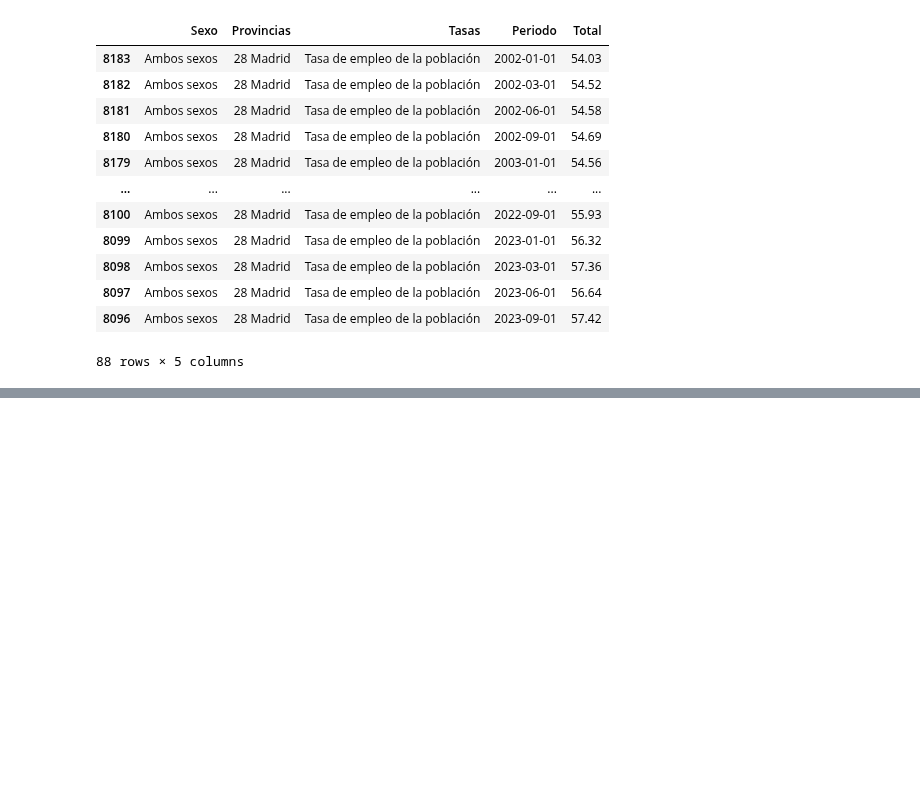
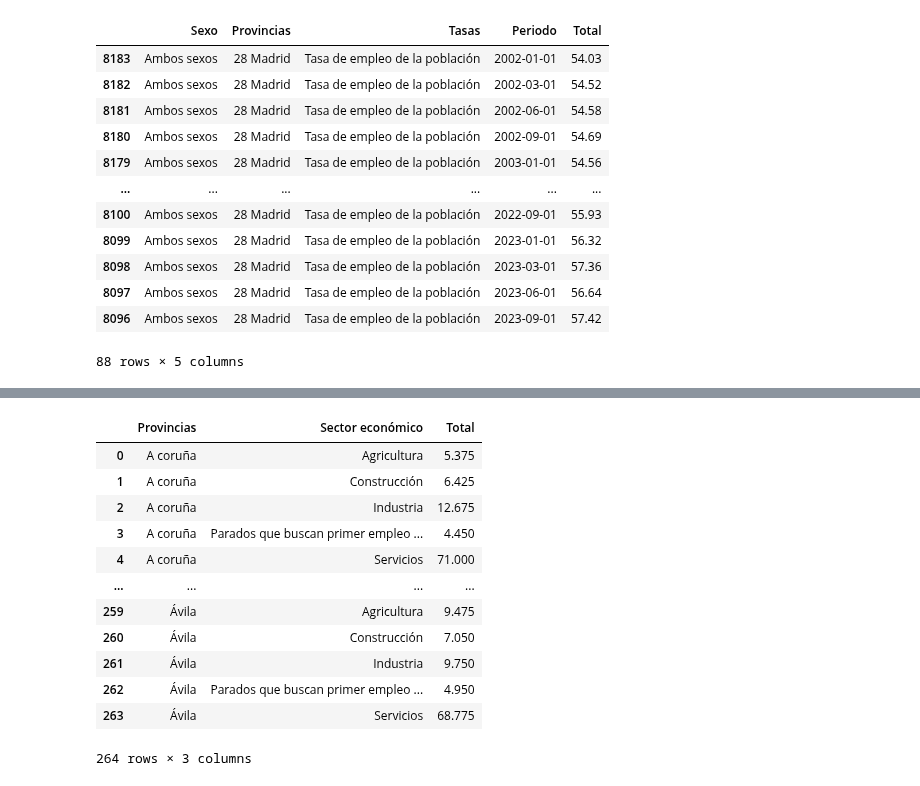
Before and after one commit to Gbau11/Empleo-Espa-a, a Jupyter notebook: code/paro_actividad.ipynb, the cells around one changed output, grey strips where cells are left out. Drawn from its saved outputs; the diff is of its cells as text; code cells hidden in the pictures; blank space fills up the shorter version.

```diff
--- a/code/paro_actividad.ipynb
+++ b/code/paro_actividad.ipynb
@@ -250,0 +335,3 @@ sal_sect = pd.read_csv('../data/ganancia_media_anual_comunidadysector.csv', sep=
+# %%
+act_sec['Periodo'] = act_sec['Periodo'].str.replace('T4', '-09-01').str.replace('T3', '-06-01').str.replace('T2', '-03-01').str.replace('T1', '-01-01')
+act_sec['Periodo'] = pd.to_datetime(act_sec['Periodo'], format='%Y-%m-%d')
@@ -250,0 +349,22 @@ sal_sect = pd.read_csv('../data/ganancia_media_anual_comunidadysector.csv', sep=
+# %%
+act_sec_23 = act_sec[act_sec['Periodo'].dt.year==2023]
+# %%
+cc = act_sec_23.groupby(['Provincias', 'Sector económico'])['Total'].mean()
+# %%
+cc = cc.reset_index()
+# %%
+cc
+# %% [output]
+|  | Provincias | Sector económico | Total |
+| 0 | A coruña | Agricultura | 5.375 |
+| 1 | A coruña | Construcción | 6.425 |
+| 2 | A coruña | Industria | 12.675 |
+| 3 | A coruña | Parados que buscan primer empleo ... | 4.450 |
+| 4 | A coruña | Servicios | 71.000 |
+| ... | ... | ... | ... |
+| 259 | Ávila | Agricultura | 9.475 |
+| 260 | Ávila | Construcción | 7.050 |
+| 261 | Ávila | Industria | 9.750 |
+| 262 | Ávila | Parados que buscan primer empleo ... | 4.950 |
+| 263 | Ávila | Servicios | 68.775 |
+264 rows × 3 columns
```
Also changed, not shown: parts of 31 cells of this notebook, 1 other file.
